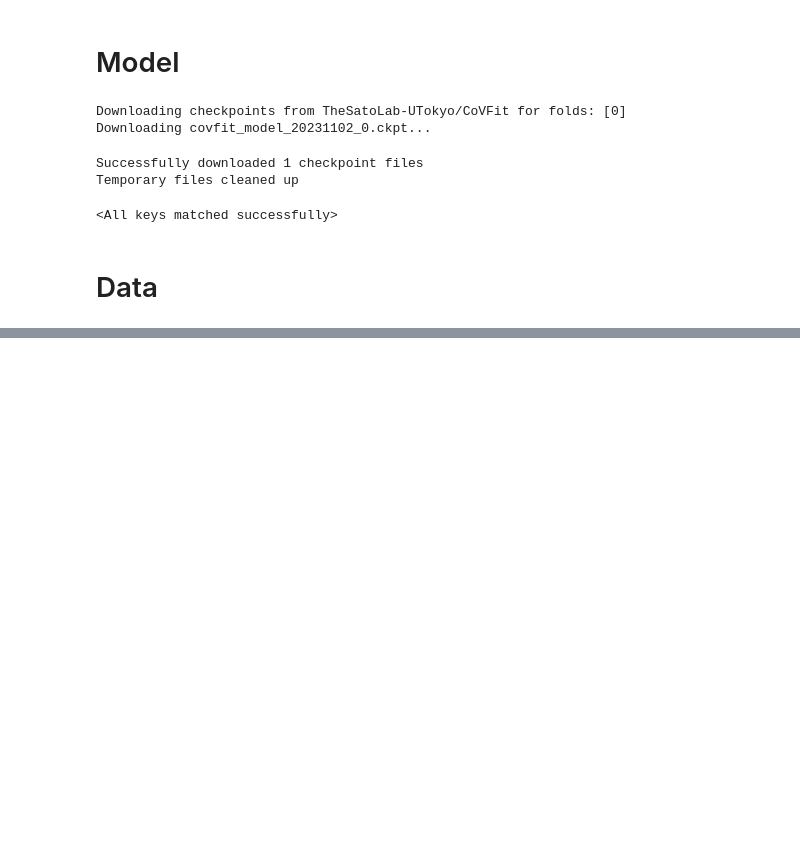
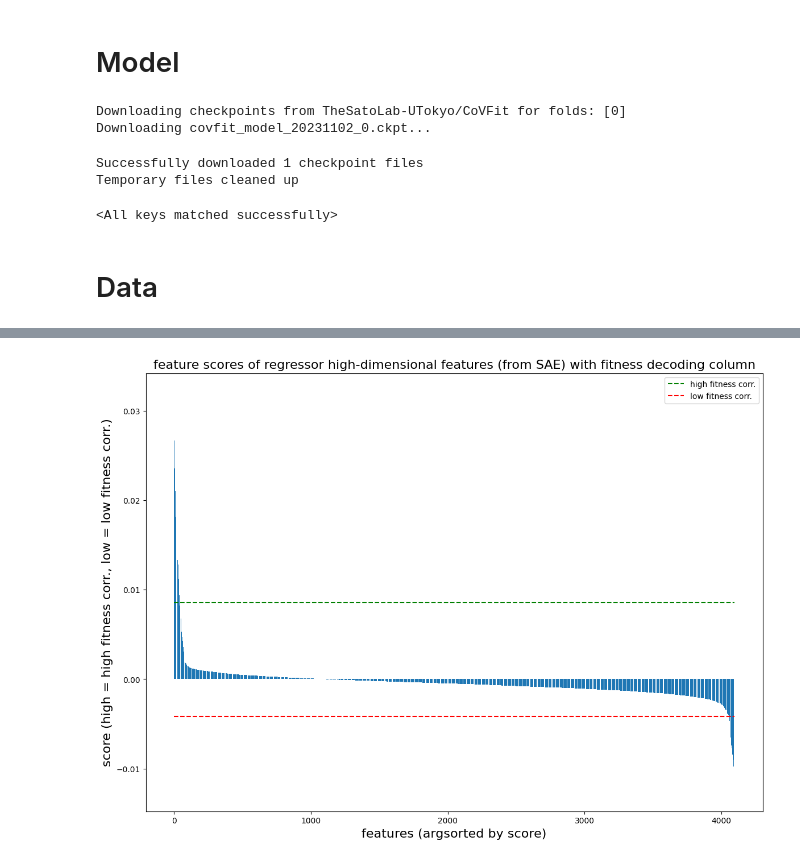
Before and after one commit to blab/mutational-embedding-vectors, a Jupyter notebook: notebooks/plm_circuits/ex21_covfit_SAE.ipynb, the cells around one changed output, grey strips where cells are left out. Cells and saved outputs as stored; diff of their text form; code cells hidden in the pictures; blank space fills up the shorter version.

```diff
--- a/notebooks/plm_circuits/ex21_covfit_SAE.ipynb
+++ b/notebooks/plm_circuits/ex21_covfit_SAE.ipynb
@@ -780,0 +881,22 @@ plt.show()
+# %%
+logit_id_decoding_row = esm_fine_tuned.regressor[3].weight[logit_id,:]
+sae_feature_scores = einops.einsum(jumprelu_sae.W_dec[0], logit_id_decoding_row, "d_sae d_mlp, d_mlp -> d_sae").detach().cpu().numpy()
+# %%
+sae_feature_score_sorted_indices = np.argsort(sae_feature_scores)[::-1]
+sae_quantile_95 = np.quantile(sae_feature_scores, 0.99)
+sae_quantile_05 = np.quantile(sae_feature_scores, 0.01)
+high_fit_sae_feats = sae_feature_score_sorted_indices[np.argwhere(sae_feature_scores[sae_feature_score_sorted_indices] > sae_quantile_95)[:,0]]
+low_fit_sae_feats = sae_feature_score_sorted_indices[np.argwhere(sae_feature_scores[sae_feature_score_sorted_indices] < sae_quantile_05)[:,0]]
+# %%
+fig, ax = plt.subplots(1,1,figsize=(14,10))
+ax.set_title("feature scores of regressor high-dimensional features (from SAE) with fitness decoding column", fontsize=16)
+ax.bar(list(range(d_sae)), sae_feature_scores[sae_feature_score_sorted_indices])
+ax.plot([0,d_sae], [sae_quantile_95, sae_quantile_95], color="green", label="high fitness corr.", linestyle="dashed")
+ax.plot([0,d_sae], [sae_quantile_05, sae_quantile_05], color="red", label="low fitness corr.", linestyle="dashed")
+ax.legend()
+
+ax.set_xlabel("features (argsorted by score)", fontsize=16)
+ax.set_ylabel("score (high = high fitness corr., low = low fitness corr.)", fontsize=16)
+plt.show()
+# %% [output]
+[figure, added]
```
Also changed, not shown: parts of 24 cells of this notebook, 1 other file.
